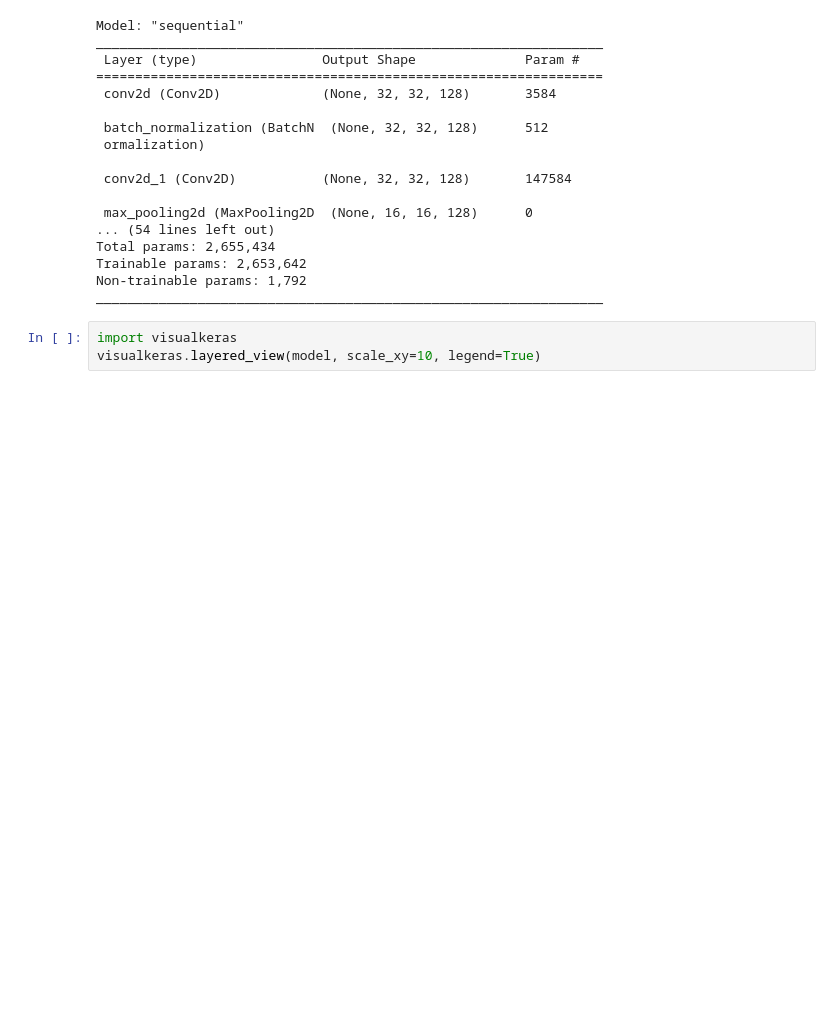
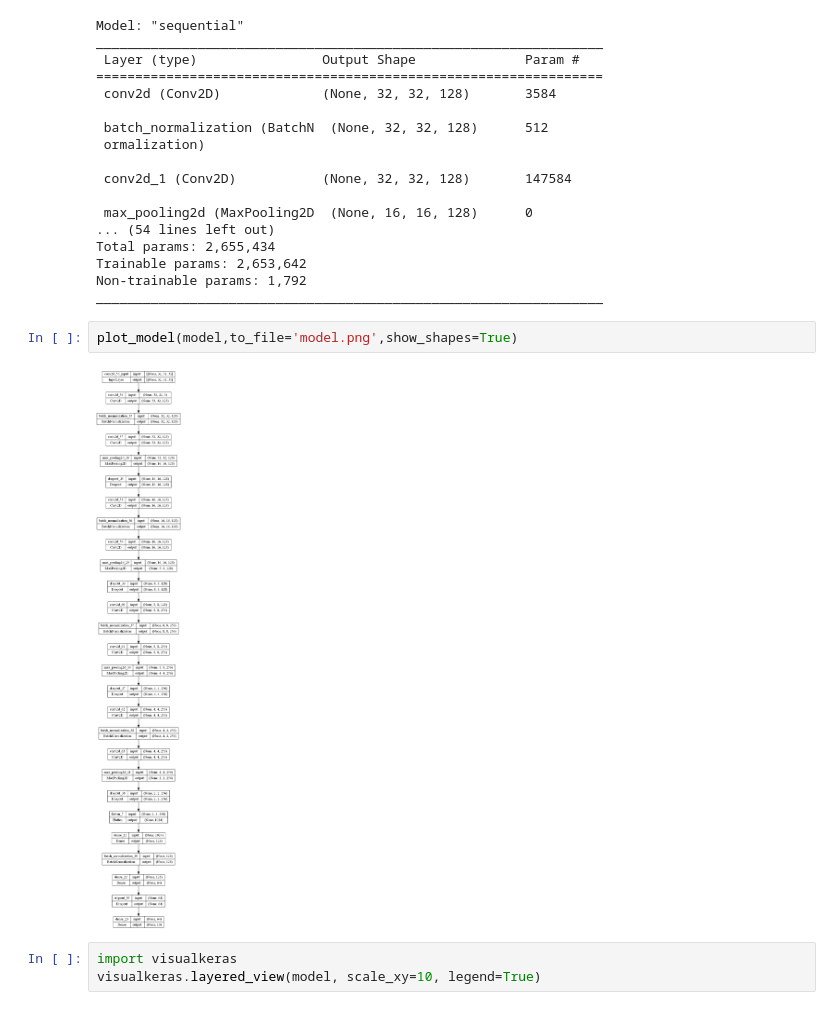
Before and after one commit to jin136/Coursera, a Jupyter notebook: Cifar_10_project/cifar_10_project .ipynb, the cells around one changed output. Cells and saved outputs as stored; diff of their text form; blank space fills up the shorter version.

```diff
--- a/Cifar_10_project/cifar_10_project .ipynb
+++ b/Cifar_10_project/cifar_10_project .ipynb
@@ -112,6 +113,10 @@ Total params: 2,655,434
 Trainable params: 2,653,642
 Non-trainable params: 1,792
 _________________________________________________________________
+# %%
+plot_model(model,to_file='model.png',show_shapes=True)
+# %% [output]
+[figure, added]
 # %%
 import visualkeras
 visualkeras.layered_view(model, scale_xy=10, legend=True)
```
Also changed, not shown: parts of 3 cells of this notebook, 1 other file.
